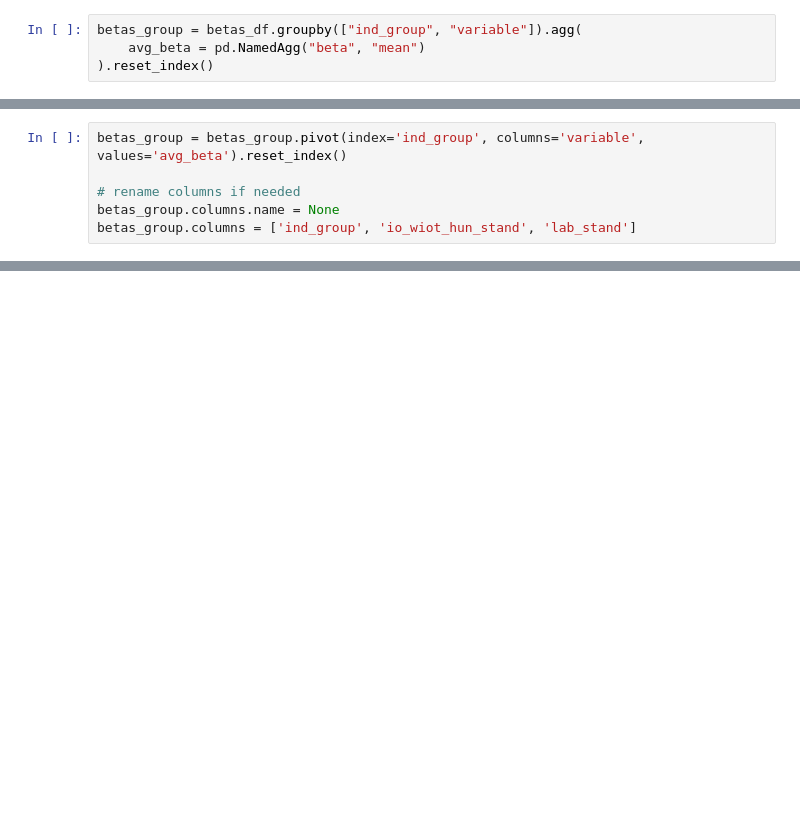
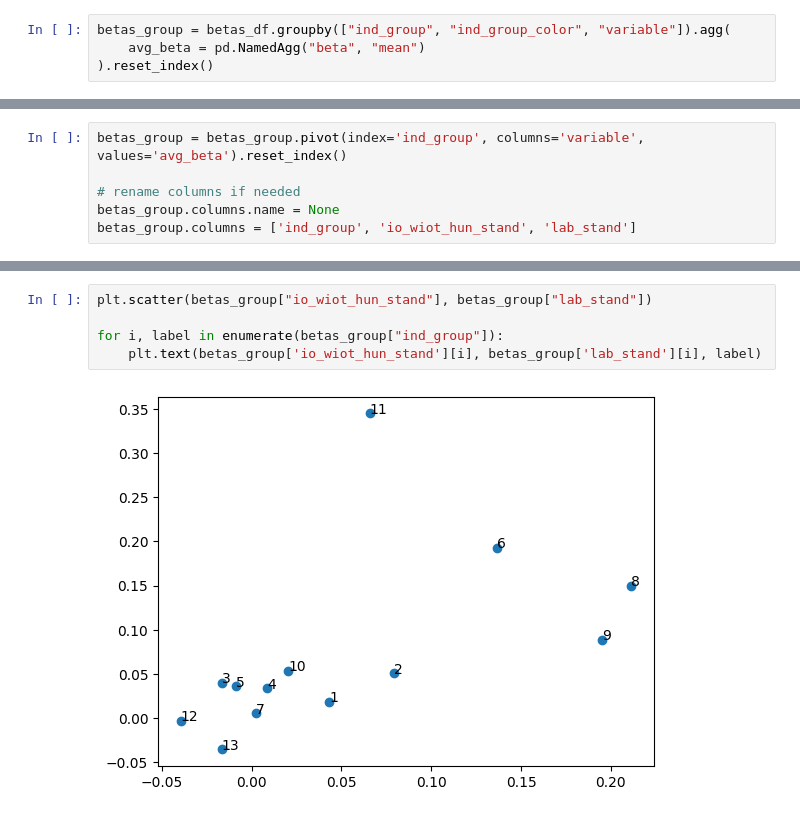
Before and after one commit to sandorjuhasz/coagglomeration, a Jupyter notebook: code/02_supplementary_figures.ipynb, the cells around one changed output, grey strips where cells are left out. Drawn from its saved outputs; the diff is of its cells as text; blank space fills up the shorter version.

Commit message:
beta plots -- wip

```diff
--- a/code/02_supplementary_figures.ipynb
+++ b/code/02_supplementary_figures.ipynb
@@ -885,6 +885,6 @@ for a, label in zip(ax, ['A','B','C','D']):
 betas_df = pd.read_csv("../outputs/betas_io_labor.csv", sep=";")
 betas_df = betas_df[betas_df["variable"] != "(Intercept)"]
 # %%
-betas_group = betas_df.groupby(["ind_group", "variable"]).agg(
+betas_group = betas_df.groupby(["ind_group", "ind_group_color", "variable"]).agg(
     avg_beta = pd.NamedAgg("beta", "mean")
 ).reset_index()
@@ -901,0 +920,7 @@ plt.scatter(betas_group["io_wiot_hun_stand"], betas_group["lab_stand"])
+# %%
+plt.scatter(betas_group["io_wiot_hun_stand"], betas_group["lab_stand"])
+
+for i, label in enumerate(betas_group["ind_group"]):
+    plt.text(betas_group['io_wiot_hun_stand'][i], betas_group['lab_stand'][i], label)
+# %% [output]
+[figure, added]
```
Also changed, not shown: parts of 3 cells of this notebook, 1 other file.
